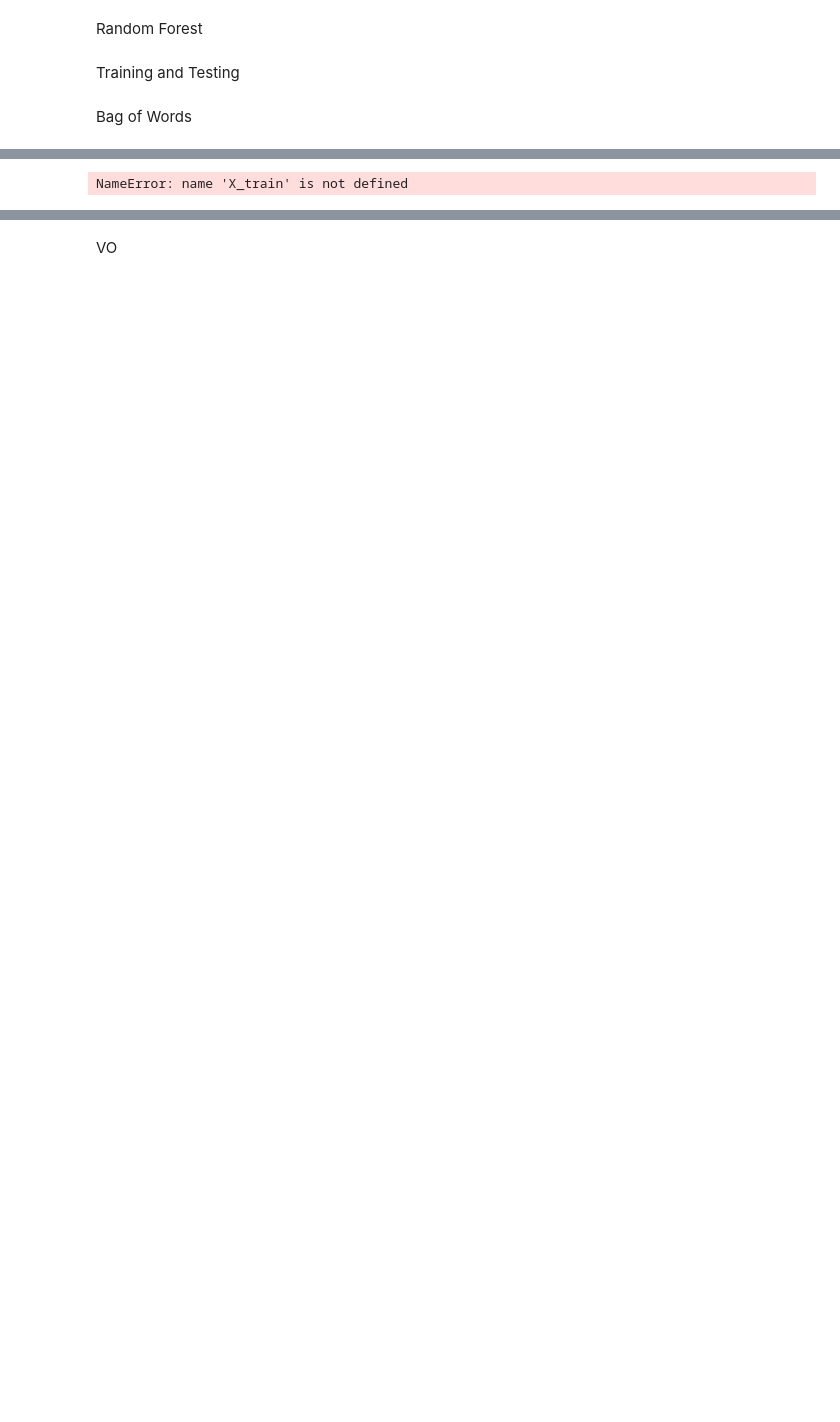
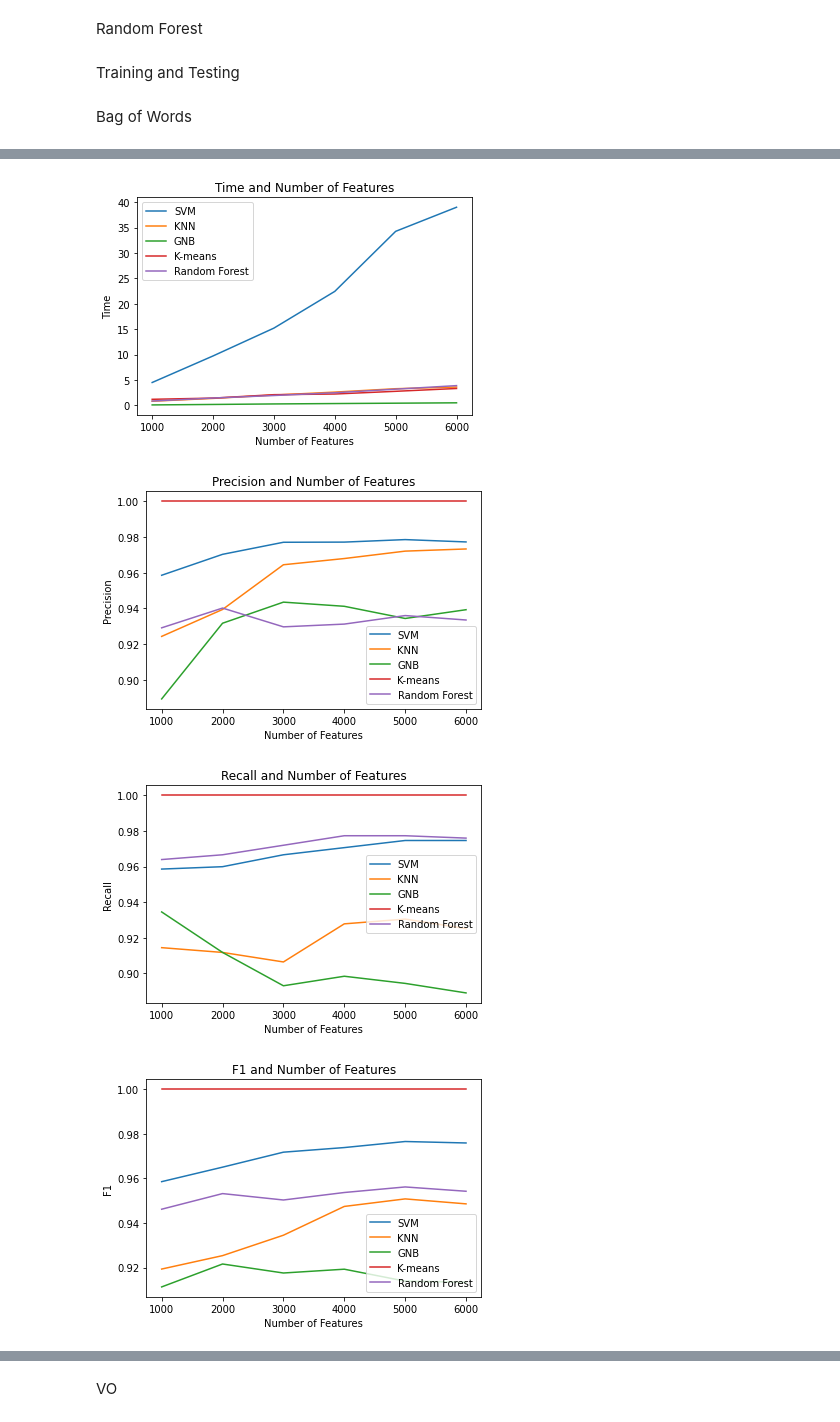
Before and after one commit to tzr897/security_project, a Jupyter notebook: src/demo1.ipynb, the cells around one changed output, grey strips where cells are left out. Cells and saved outputs as stored; diff of their text form; code cells hidden in the pictures; blank space fills up the shorter version.

```diff
--- a/src/demo1.ipynb
+++ b/src/demo1.ipynb
@@ -271,8 +270,48 @@ len of x:  5159
-# %%
-res_svm = detection_svm(X_train, y_train, X_test, y_test)
-res_knn = detection_knn(X_train, y_train, X_test, y_test)
-res_gnb = detection_gnb(X_train, y_train, X_test, y_test)
-res_kmeans = detection_kmeans(X_train, y_train, X_test, y_test, 2)
-res_rf = detection_rf(X_train, y_train, X_test, y_test)
-# %% [output]
-NameError: name 'X_train' is not defined
+# %%
+import matplotlib.pyplot as plt
+#[res_svm, res_knn, res_gnb, res_kmeans, res_rf]
+#[t, precision, recall, f1, accuracy]
+def f_plot(idx):
+    fig, ax = plt.subplots()
+    plt_x_label = NUM_FEATURE_ARR
+    plt_y_svm = [res[i][0][idx] for i in NUM_FEATURE_ARR]
+    ax.plot(plt_x_label, plt_y_svm, label = "SVM")
+
+    plt_y_knn = [res[i][1][idx] for i in NUM_FEATURE_ARR]
+    ax.plot(plt_x_label, plt_y_knn, label = "KNN")
+
+    plt_y_gnb = [res[i][2][idx] for i in NUM_FEATURE_ARR]
+    ax.plot(plt_x_label, plt_y_gnb, label = "GNB")
+
+    plt_y_kmeans = [res[i][3][idx] for i in NUM_FEATURE_ARR]
+    ax.plot(plt_x_label, plt_y_kmeans, label = "K-means")
+
+    plt_y_rf = [res[i][4][idx] for i in NUM_FEATURE_ARR]
+    ax.plot(plt_x_label, plt_y_rf, label = "Random Forest")
+
+    cur_title = ""
+    if idx == 0:
+        cur_title = "Time"
+    elif idx == 1:
+        cur_title = "Precision"
+    elif idx == 2:
+        cur_title = "Recall"
+    elif idx == 3:
+        cur_title = "F1"
+    elif idx == 4:
+        cur_title = "Accuracy"
+
+    ax.set_xlabel("Number of Features")
+    ax.set_ylabel(cur_title)
+    ax.set_title(cur_title + " and Number of Features")
+    ax.legend()
+
+    plt.show()
+# %%
+for i in range(5):
+    f_plot(i)
+# %% [output]
+[figure, added]
+[figure, added]
+[figure, added]
+[figure, added]
```
Also changed, not shown: parts of 7 cells of this notebook.
